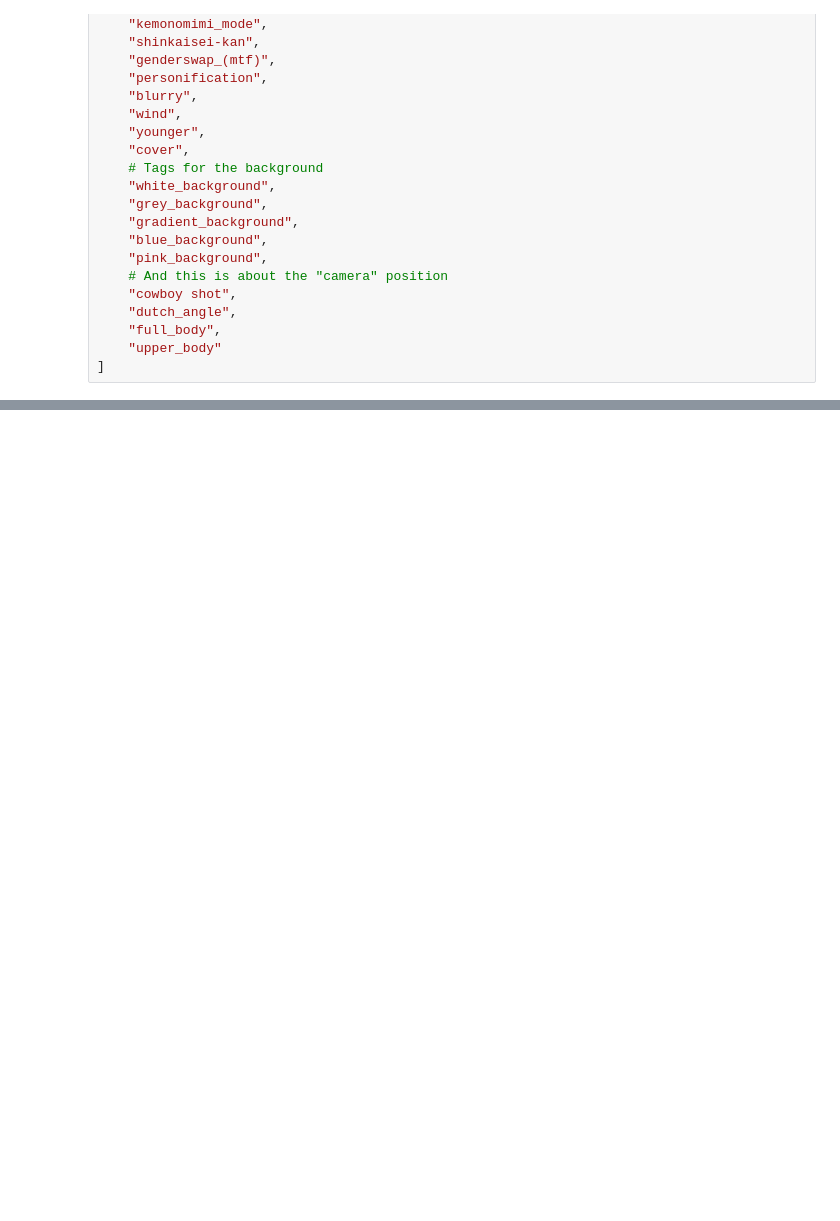
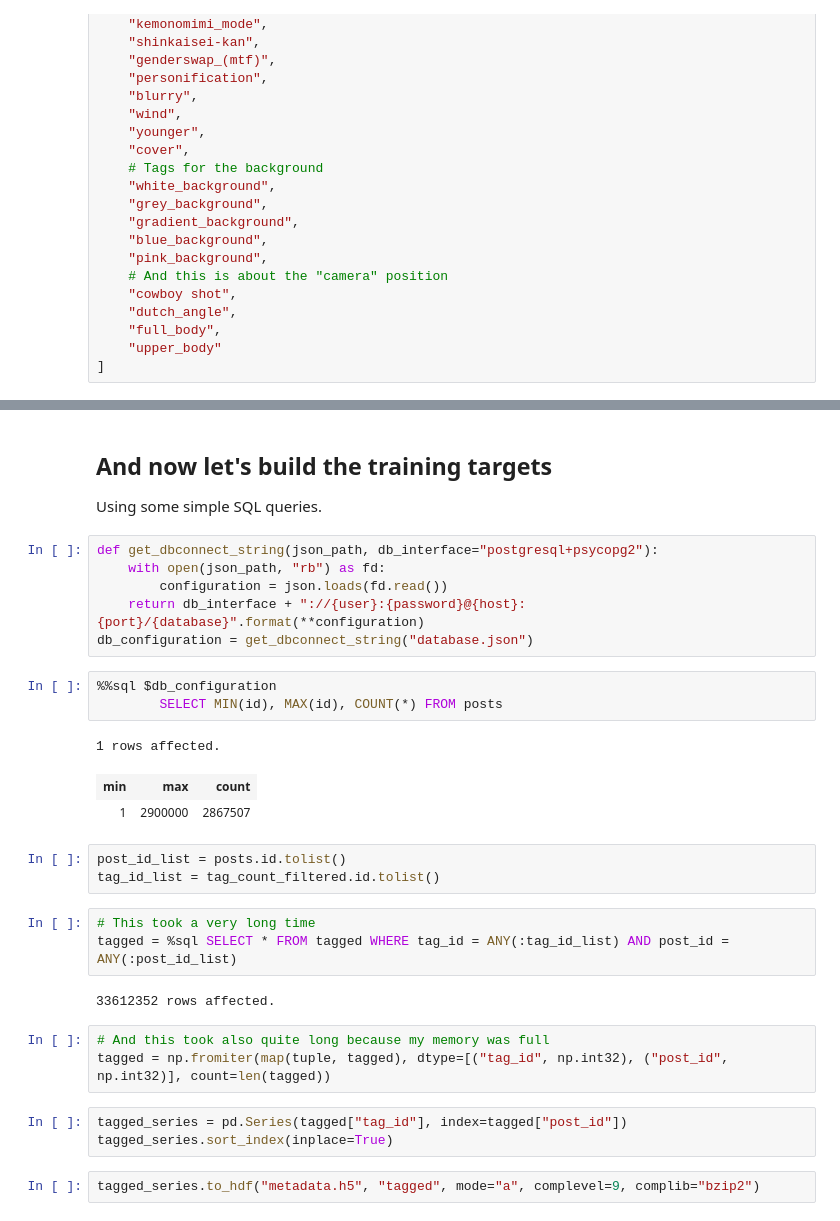
Before and after one commit to leyhline/WaifuNet, a Jupyter notebook: 01-data-preparation.ipynb, the cells around one changed output, grey strips where cells are left out. Cells and saved outputs as stored; diff of their text form; blank space fills up the shorter version.

Commit message:
Prepare target matrix construction

```diff
--- a/01-data-preparation.ipynb
+++ b/01-data-preparation.ipynb
@@ -109,0 +118,33 @@ print(tag_count_filtered.to_string())
+# %% [markdown]
+## And now let's build the training targets
+
+Using some simple SQL queries.
+# %%
+def get_dbconnect_string(json_path, db_interface="postgresql+psycopg2"):
+    with open(json_path, "rb") as fd:
+        configuration = json.loads(fd.read())
+    return db_interface + "://{user}:{password}@{host}:{port}/{database}".format(**configuration)
+db_configuration = get_dbconnect_string("database.json")
+# %%
+%%sql $db_configuration
+        SELECT MIN(id), MAX(id), COUNT(*) FROM posts
+# %% [output]
+1 rows affected.
+| min | max | count |
+| 1 | 2900000 | 2867507 |
+# %%
+post_id_list = posts.id.tolist()
+tag_id_list = tag_count_filtered.id.tolist()
+# %%
+# This took a very long time
+tagged = %sql SELECT * FROM tagged WHERE tag_id = ANY(:tag_id_list) AND post_id = ANY(:post_id_list)
+# %% [output]
+33612352 rows affected.
+# %%
+# And this took also quite long because my memory was full
+tagged = np.fromiter(map(tuple, tagged), dtype=[("tag_id", np.int32), ("post_id", np.int32)], count=len(tagged))
+# %%
+tagged_series = pd.Series(tagged["tag_id"], index=tagged["post_id"])
+tagged_series.sort_index(inplace=True)
+# %%
+tagged_series.to_hdf("metadata.h5", "tagged", mode="a", complevel=9, complib="bzip2")
```
Also changed, not shown: parts of 15 cells of this notebook.
